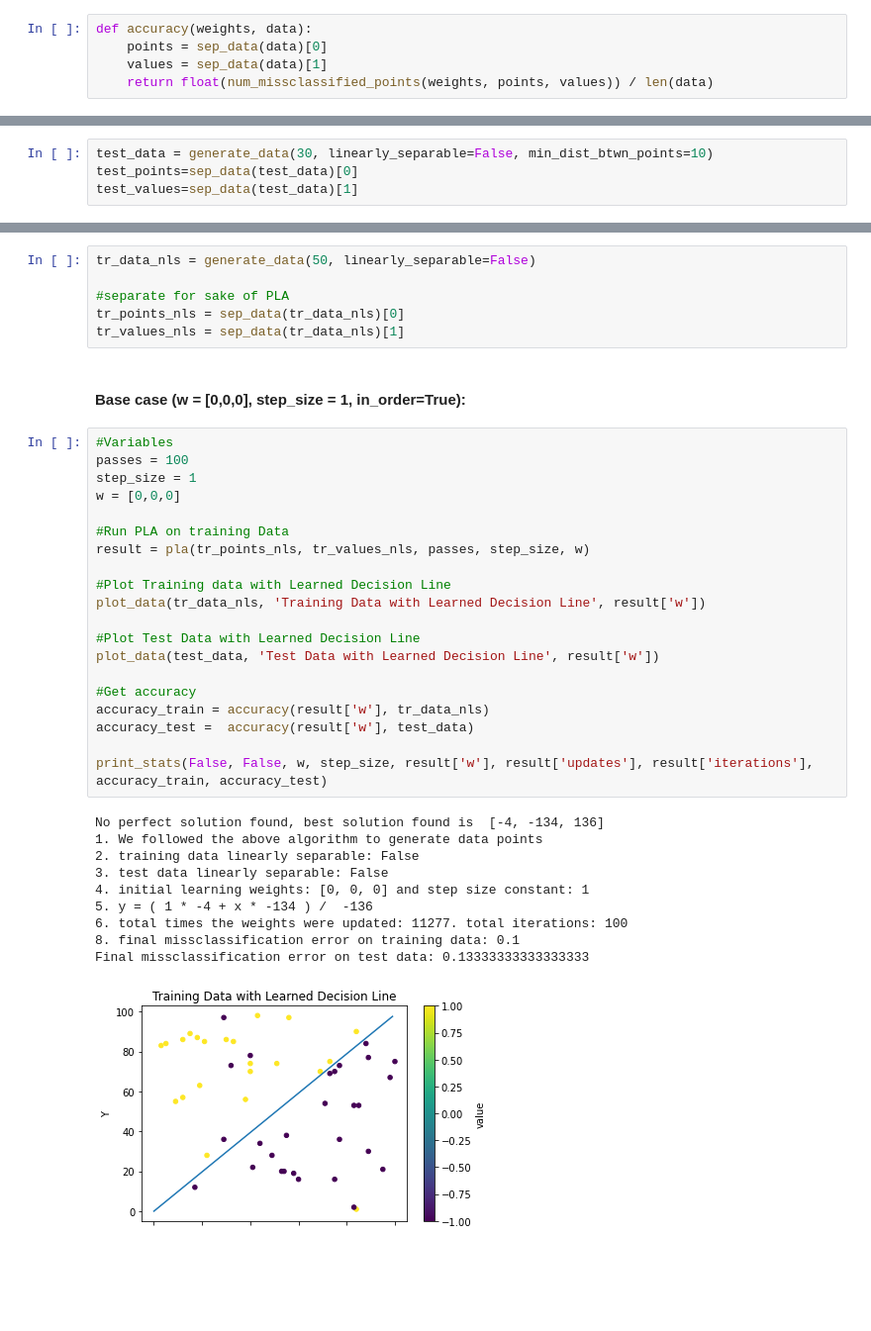
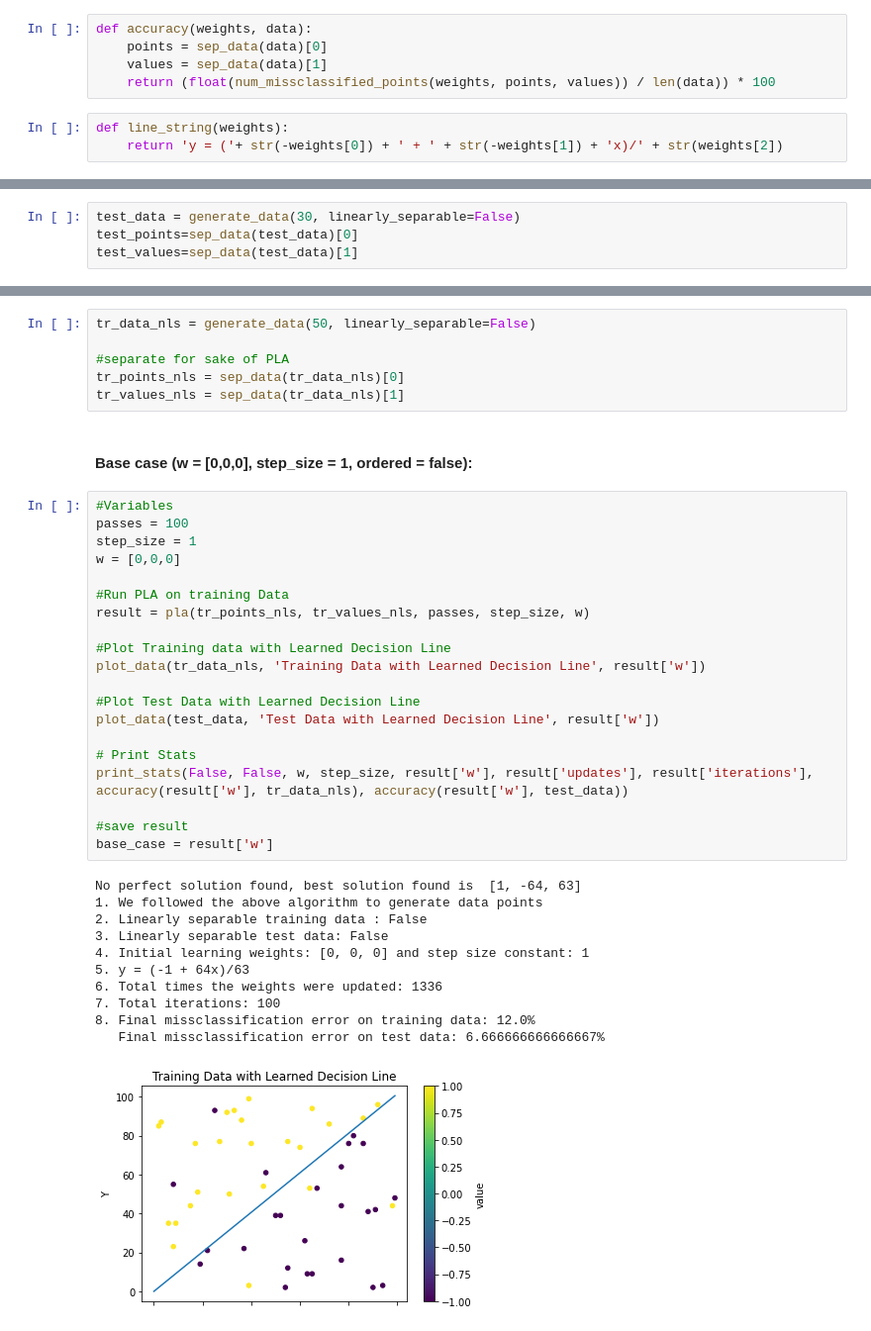
Before and after one commit to LioraW/PLA-Algorithm, a Jupyter notebook: project1.ipynb, the cells around one changed output, grey strips where cells are left out. Shown at 99% size. Cells and saved outputs as stored; diff of their text form; blank space fills up the shorter version.

```diff
--- a/project1.ipynb
+++ b/project1.ipynb
@@ -142,6 +147,9 @@ Print Data Function
-# %%
-def accuracy(weights, data):
-    points = sep_data(data)[0]
-    values = sep_data(data)[1]
-    return float(num_missclassified_points(weights, points, values)) / len(data)
+# %%
+def accuracy(weights, data):
+    points = sep_data(data)[0]
+    values = sep_data(data)[1]
+    return (float(num_missclassified_points(weights, points, values)) / len(data)) * 100
+# %%
+def line_string(weights):
+    return 'y = ('+ str(-weights[0]) + ' + ' + str(-weights[1]) + 'x)/' + str(weights[2])
 # %%
@@ -159,7 +168,7 @@ def print_stats(train_ls,test_ls, weights, step, final_weights, total_updates, i
 # %% [markdown]
 <h3> Generate Test Data:
 # %%
-test_data = generate_data(30, linearly_separable=False, min_dist_btwn_points=10)
+test_data = generate_data(30, linearly_separable=False)
 test_points=sep_data(test_data)[0]
 test_values=sep_data(test_data)[1]
 # %% [markdown]
@@ -329,35 +378,36 @@ tr_data_nls = generate_data(50, linearly_separable=False)
 tr_points_nls = sep_data(tr_data_nls)[0]
 tr_values_nls = sep_data(tr_data_nls)[1]
 # %% [markdown]
-<h4>Base case (w = [0,0,0], step_size = 1, in_order=True):
+<h4>Base case (w = [0,0,0], step_size = 1, ordered = false):
 # %%
 #Variables
 passes = 100
 step_size = 1
 w = [0,0,0]
 
 #Run PLA on training Data
 result = pla(tr_points_nls, tr_values_nls, passes, step_size, w)
 
 #Plot Training data with Learned Decision Line
 plot_data(tr_data_nls, 'Training Data with Learned Decision Line', result['w'])
 
 #Plot Test Data with Learned Decision Line
 plot_data(test_data, 'Test Data with Learned Decision Line', result['w'])
 
-#Get accuracy
-accuracy_train = accuracy(result['w'], tr_data_nls)
-accuracy_test =  accuracy(result['w'], test_data)
+# Print Stats
+print_stats(False, False, w, step_size, result['w'], result['updates'], result['iterations'], accuracy(result['w'], tr_data_nls), accuracy(result['w'], test_data))
 
-print_stats(False, False, w, step_size, result['w'], result['updates'], result['iterations'], accuracy_train, accuracy_test)
+#save result
+base_case = result['w']
 # %% [output]
-No perfect solution found, best solution found is  [-4, -134, 136]
+No perfect solution found, best solution found is  [1, -64, 63]
 1. We followed the above algorithm to generate data points
-2. training data linearly separable: False
-3. test data linearly separable: False
-4. initial learning weights: [0, 0, 0] and step size constant: 1
-5. y = ( 1 * -4 + x * -134 ) /  -136
-6. total times the weights were updated: 11277. total iterations: 100
-8. final missclassification error on training data: 0.1
-Final missclassification error on test data: 0.13333333333333333
+2. Linearly separable training data : False
+3. Linearly separable test data: False
+4. Initial learning weights: [0, 0, 0] and step size constant: 1
+5. y = (-1 + 64x)/63
+6. Total times the weights were updated: 1336
+7. Total iterations: 100
+8. Final missclassification error on training data: 12.0%
+   Final missclassification error on test data: 6.666666666666667%
-[figure, old version]
+[figure, new version]
```
Also changed, not shown: parts of 26 cells of this notebook.
